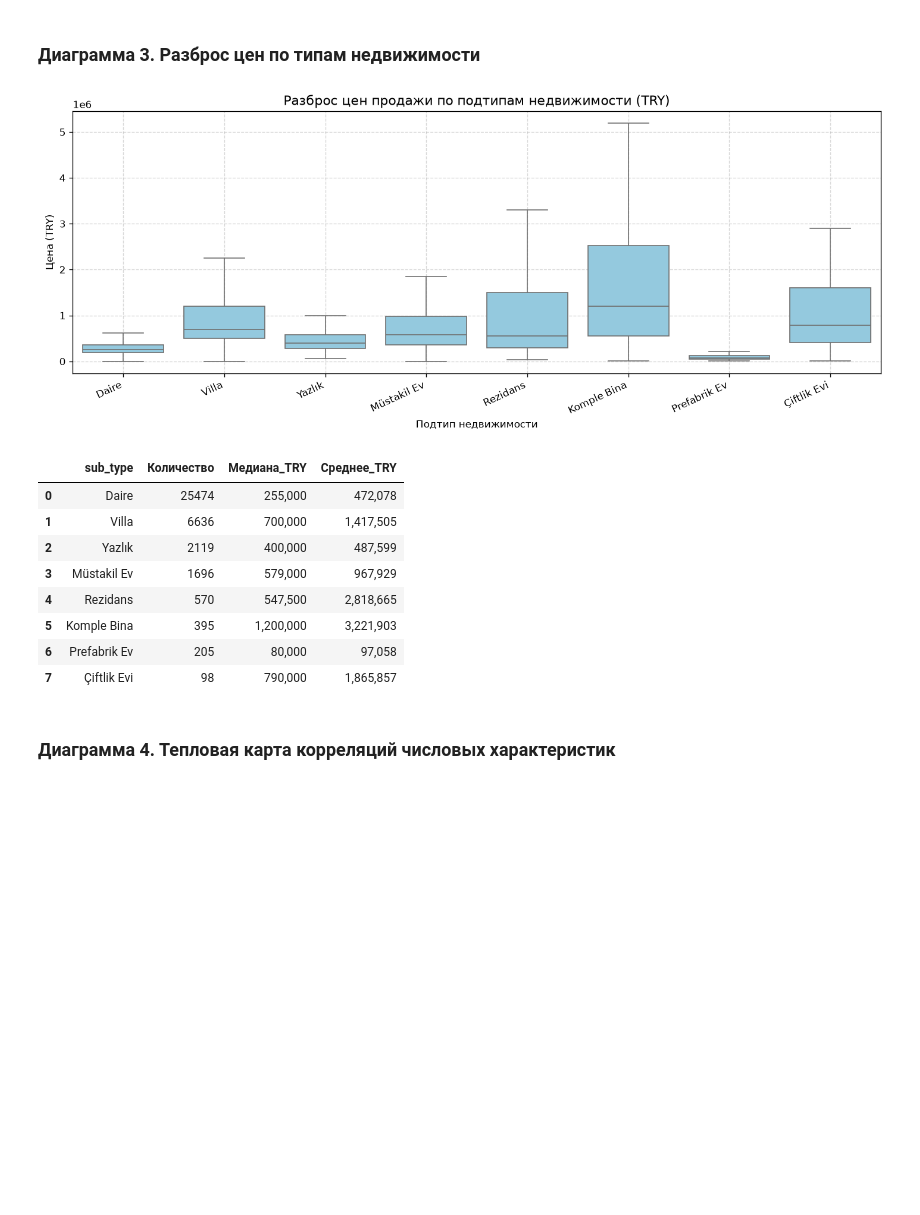
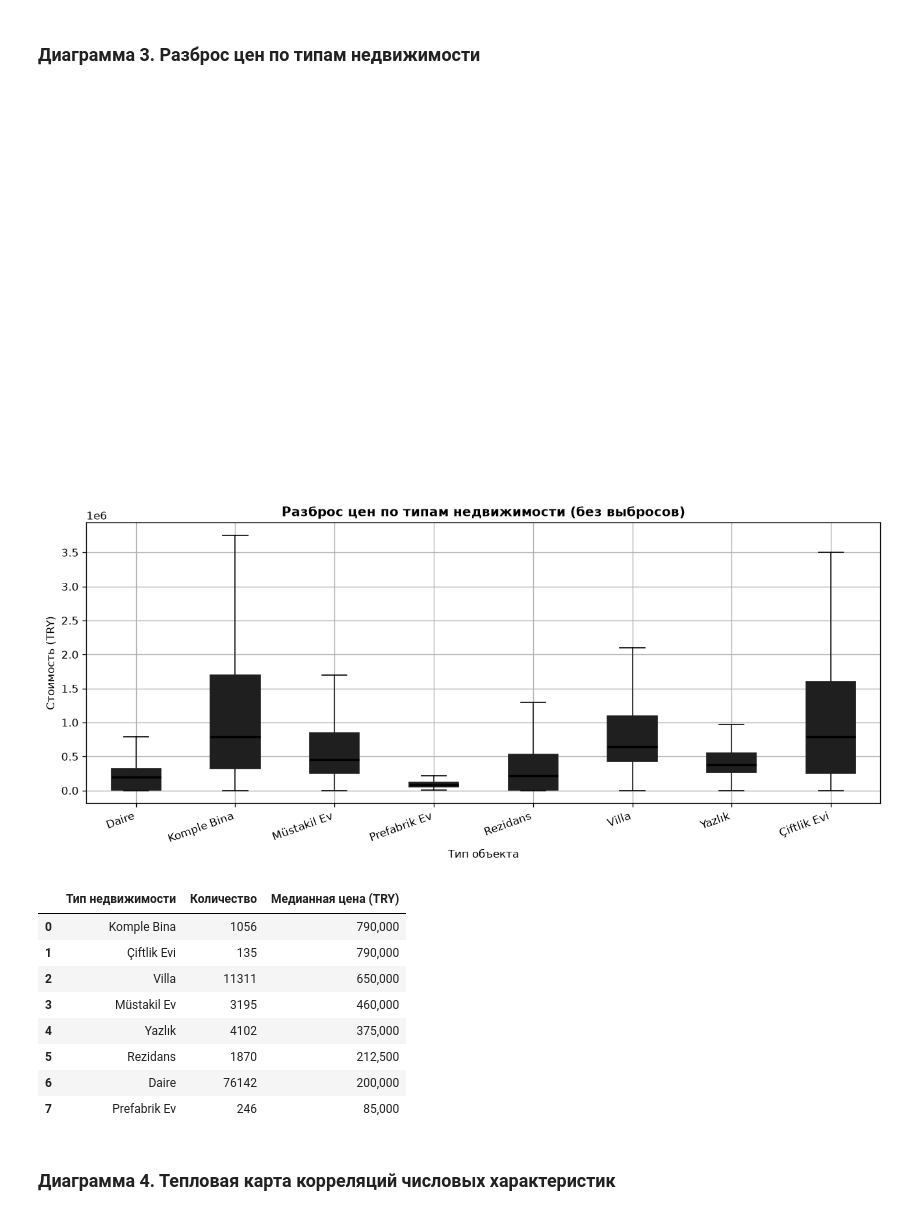
Before and after one commit to maksibatullinarturovich-lab/Moibd, a Jupyter notebook: moibd_estate/notebook/main.ipynb, the cells around one changed output. Saved outputs shown, nothing was run; the diff lists cells and outputs as text; code cells hidden in the pictures; blank space fills up the shorter version.

```diff
--- a/moibd_estate/notebook/main.ipynb
+++ b/moibd_estate/notebook/main.ipynb
@@ -31,15 +34,7 @@ from sklearn.metrics import mean_absolute_error, root_mean_squared_error, r2_sco
 Загрузка массива данных и предварительный анализ размерности и структуры признаков.
 # %%
 data_path = '../data/real_estate_data.csv'
-df_raw = pd.read_csv(data_path, nrows=50000, low_memory=False)
-
-sys.path.append('../app')
-from estate_utils import extract_features, RATES
-
-df_raw['price_try'] = df_raw['price'] * df_raw['price_currency'].map(RATES).fillna(1.0)
-df_clean = df_raw[(df_raw['price_try'] >= 100) & (df_raw['price_try'] <= 500_000_000)].copy()
-df_clean = df_clean[(df_clean['size'].isna()) | ((df_clean['size'] >= 1) & (df_clean['size'] <= 5000))]
-
+df_raw = pd.read_csv(data_path, nrows=100000, low_memory=False)
 print(f'Загружено строк: {df_raw.shape[0]}, столбцов: {df_raw.shape[1]}')
 display(df_raw.head(3))
 # %% [output]
@@ -134,36 +125,36 @@ display(size_stats)
 # %% [markdown]
 ### Диаграмма 3. Разброс цен по типам недвижимости
 # %%
-top_subtypes = df_clean['sub_type'].value_counts().head(8).index
-sub_sample = df_clean[(df_clean['sub_type'].isin(top_subtypes)) & (df_clean['listing_type'] == 1)]
+top_subtypes = df_eda_filtered['sub_type'].value_counts().head(8).index.tolist()
+df_box = df_eda_filtered[df_eda_filtered['sub_type'].isin(top_subtypes)].copy()
 
-plt.figure(figsize=(12, 5))
-sns.boxplot(data=sub_sample, x='sub_type', y='price_try', order=top_subtypes, showfliers=False, color='skyblue')
-plt.title('Разброс цен продажи по подтипам недвижимости (TRY)', fontsize=13)
-plt.xlabel('Подтип недвижимости')
-plt.ylabel('Цена (TRY)')
-plt.xticks(rotation=25, ha='right')
-plt.grid(True, linestyle='--', alpha=0.5)
+plt.figure(figsize=(11, 5))
+df_box.boxplot(column='price_try', by='sub_type', figsize=(11, 5), showfliers=False, patch_artist=True,
+               medianprops=dict(color='black', linewidth=2))
+plt.suptitle('')
+plt.title('Разброс цен по типам недвижимости (без выбросов)', fontsize=12, fontweight='bold')
+plt.xlabel('Тип объекта')
+plt.ylabel('Стоимость (TRY)')
+plt.xticks(rotation=20, ha='right')
 plt.tight_layout()
 plt.show()
 
-subtype_table = sub_sample.groupby('sub_type')['price_try'].agg(
-    Количество='count',
-    Медиана_TRY=lambda x: f"{x.median():,.0f}",
-    Среднее_TRY=lambda x: f"{x.mean():,.0f}"
-).loc[top_subtypes].reset_index()
-display(subtype_table)
+eda3_table = df_box.groupby('sub_type')['price_try'].agg(['count', 'median']).sort_values('median', ascending=False).reset_index()
+eda3_table.columns = ['Тип недвижимости', 'Количество', 'Медианная цена (TRY)']
+eda3_table['Медианная цена (TRY)'] = eda3_table['Медианная цена (TRY)'].apply(lambda v: f'{v:,.0f}')
+display(eda3_table)
 # %% [output]
-[figure, old version]
+[figure, new version]
+[figure, added]
-|  | sub_type | Количество | Медиана_TRY | Среднее_TRY |
-| 0 | Daire | 25474 | 255,000 | 472,078 |
-| 1 | Villa | 6636 | 700,000 | 1,417,505 |
-| 2 | Yazlık | 2119 | 400,000 | 487,599 |
-| 3 | Müstakil Ev | 1696 | 579,000 | 967,929 |
-| 4 | Rezidans | 570 | 547,500 | 2,818,665 |
-| 5 | Komple Bina | 395 | 1,200,000 | 3,221,903 |
-| 6 | Prefabrik Ev | 205 | 80,000 | 97,058 |
-| 7 | Çiftlik Evi | 98 | 790,000 | 1,865,857 |
+|  | Тип недвижимости | Количество | Медианная цена (TRY) |
+| 0 | Komple Bina | 1056 | 790,000 |
+| 1 | Çiftlik Evi | 135 | 790,000 |
+| 2 | Villa | 11311 | 650,000 |
+| 3 | Müstakil Ev | 3195 | 460,000 |
+| 4 | Yazlık | 4102 | 375,000 |
+| 5 | Rezidans | 1870 | 212,500 |
+| 6 | Daire | 76142 | 200,000 |
+| 7 | Prefabrik Ev | 246 | 85,000 |
 # %% [markdown]
 ### Диаграмма 4. Тепловая карта корреляций числовых характеристик
 # %%
```
Also changed, not shown: parts of 20 cells of this notebook, 8 other files.
